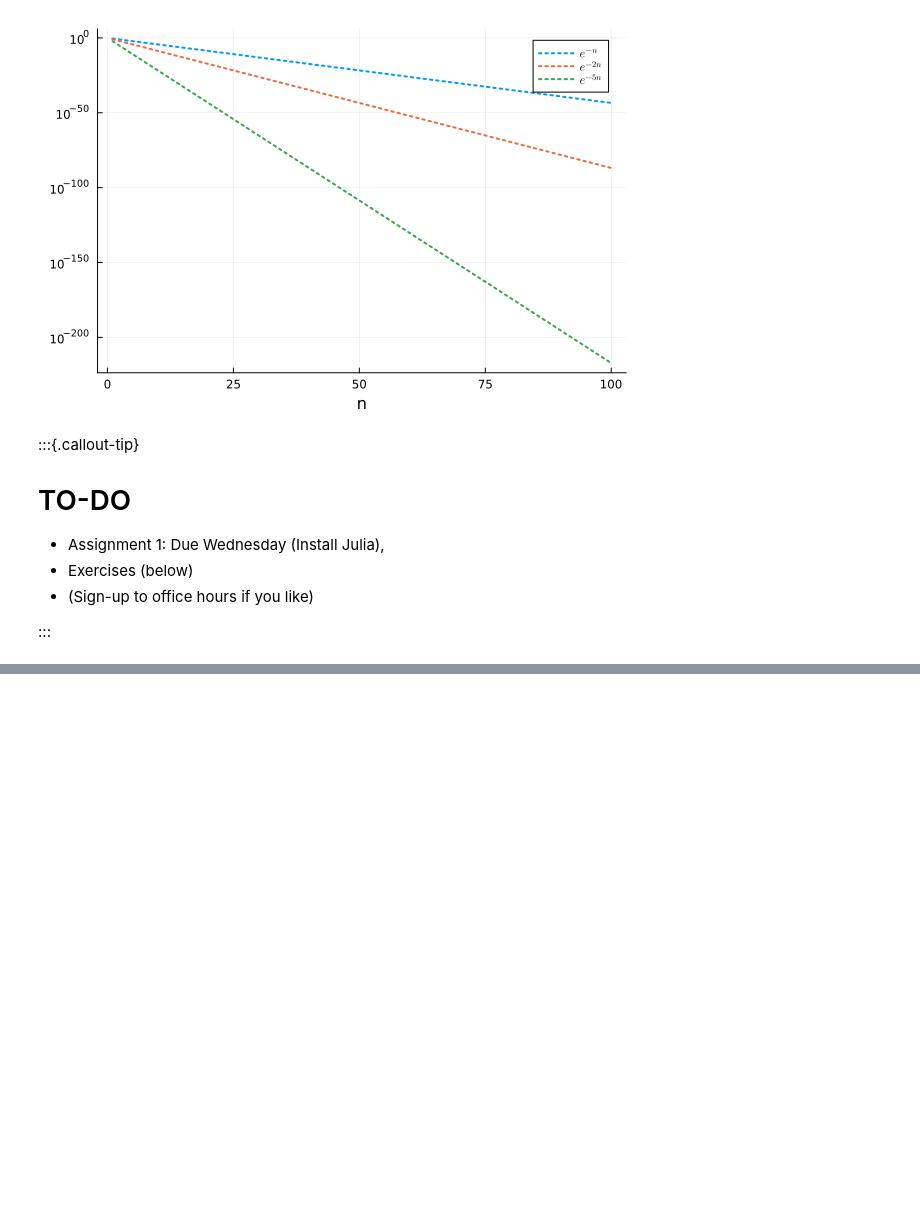
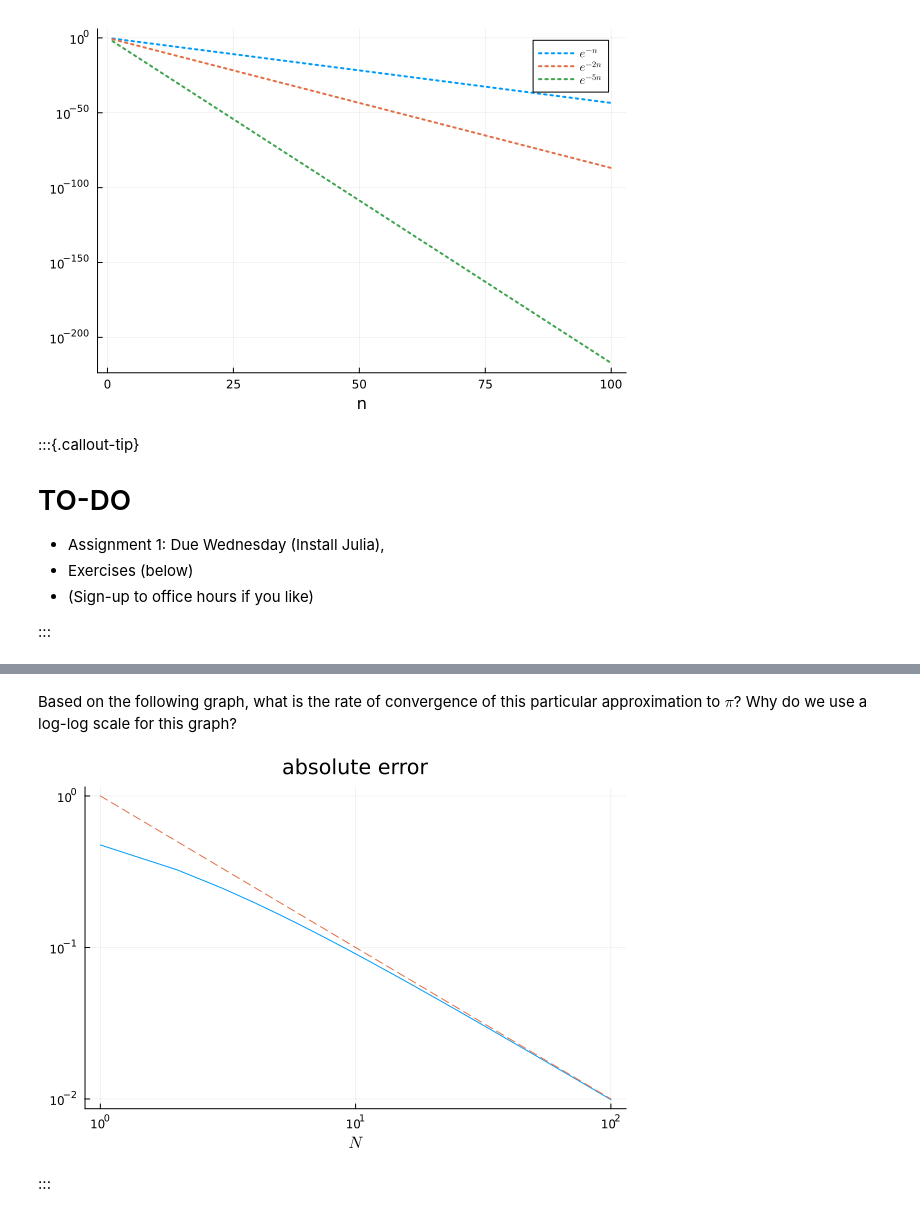
Before and after one commit to jackrthomas/Math5485, a Jupyter notebook: lectures/L01.ipynb, the cells around one changed output, grey strips where cells are left out. Saved outputs shown, nothing was run; the diff lists cells and outputs as text; code cells hidden in the pictures; blank space fills up the shorter version.

```diff
--- a/lectures/L01.ipynb
+++ b/lectures/L01.ipynb
@@ -507,0 +540,9 @@ Answers will be avaliable here one week after the lecture. Please try yourself f
+# %% [markdown]
+Based on the following graph, what is the rate of convergence of this particular approximation to $\pi$? Why do we use a log-log scale for this graph?
+# %%
+plot( q , xaxis=:log, yaxis=:log, xlabel=L"N", title="absolute error", legend=false)
+plot!( Ninter.^(-1) , ls=:dash)
+# %% [output]
+[figure, added]
+# %% [markdown]
+:::
```
Also changed, not shown: parts of 7 cells of this notebook, 47 other files.
